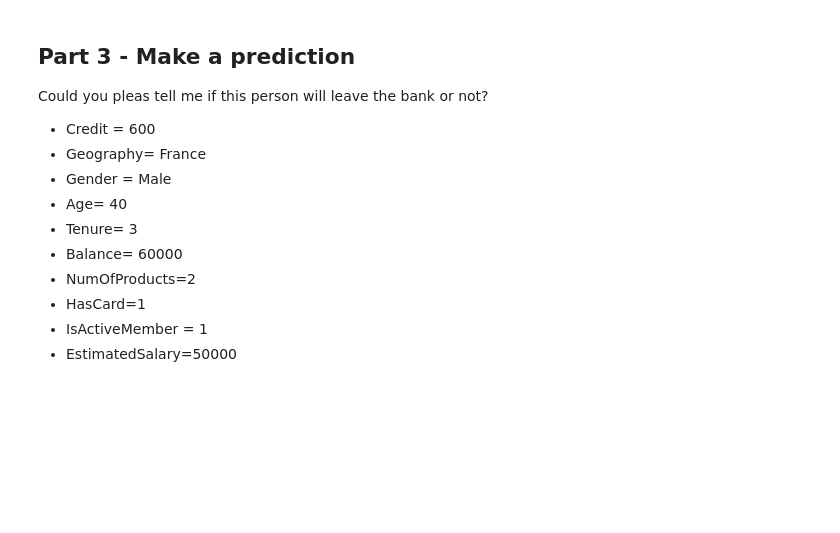
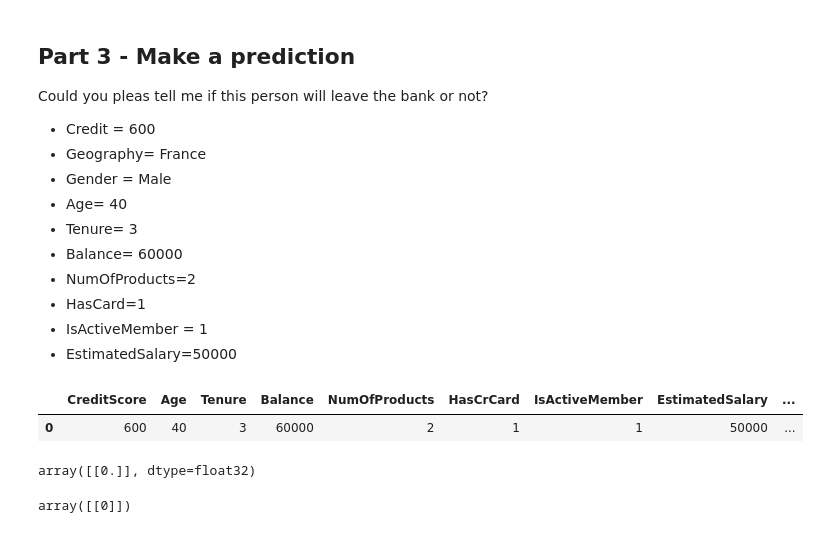
Before and after one commit to alokproc/aprendizaje_automatico_avanzado, a Jupyter notebook: 03_bank_prediction/ANN - ExerciseComplete1.ipynb, the cells around one changed output. Cells and saved outputs as stored; diff of their text form; code cells hidden in the pictures; blank space fills up the shorter version.

```diff
--- a/03_bank_prediction/ANN - ExerciseComplete1.ipynb
+++ b/03_bank_prediction/ANN - ExerciseComplete1.ipynb
@@ -222,3 +218,41 @@ Could you pleas tell me if this person will leave the bank or not?
 - HasCard=1
 - IsActiveMember = 1
 - EstimatedSalary=50000
+# %%
+num_cols = {
+    "CreditScore": 600,
+    "Age": 40,
+    "Tenure": 3,
+    "Balance": 60000,
+    "NumOfProducts": 2,
+    "HasCrCard": 1,
+    "IsActiveMember": 1,
+    "EstimatedSalary": 50000
+}
+
+cat_cols = {
+    "Geography": "France",
+    "Gender": "Male"
+}
+
+df_num = pd.DataFrame(num_cols, index=[0])
+df_cat = pd.DataFrame(cat_cols, index=[0])
+
+# encode categorical data
+df_cat = pd.DataFrame(enc.transform(df_cat).toarray())
+
+# build final df
+df_final = pd.DataFrame(df_num)
+df_final = df_final.join(df_cat)
+df_final
+# %% [output]
+|  | CreditScore | Age | Tenure | Balance | NumOfProducts | HasCrCard | IsActiveMember | EstimatedSalary | ... |
+| 0 | 600 | 40 | 3 | 60000 | 2 | 1 | 1 | 50000 | ... |
+# %%
+nn.predict(df_final.values)
+# %% [output]
+array([[0.]], dtype=float32)
+# %%
+nn.predict_classes(df_final.values)
+# %% [output]
+array([[0]])
```
Also changed, not shown: parts of 5 cells of this notebook, 1 other file.
